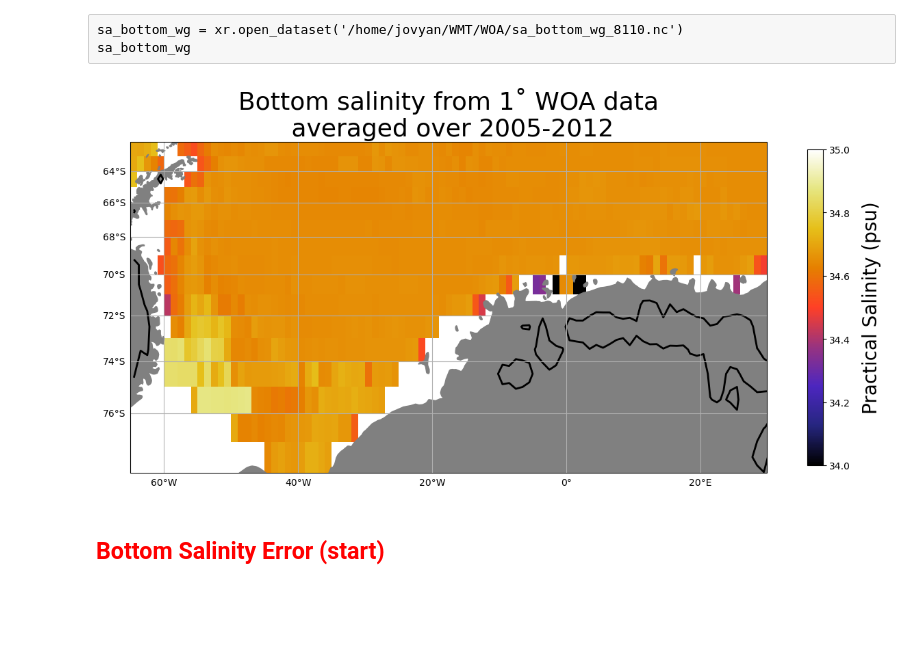
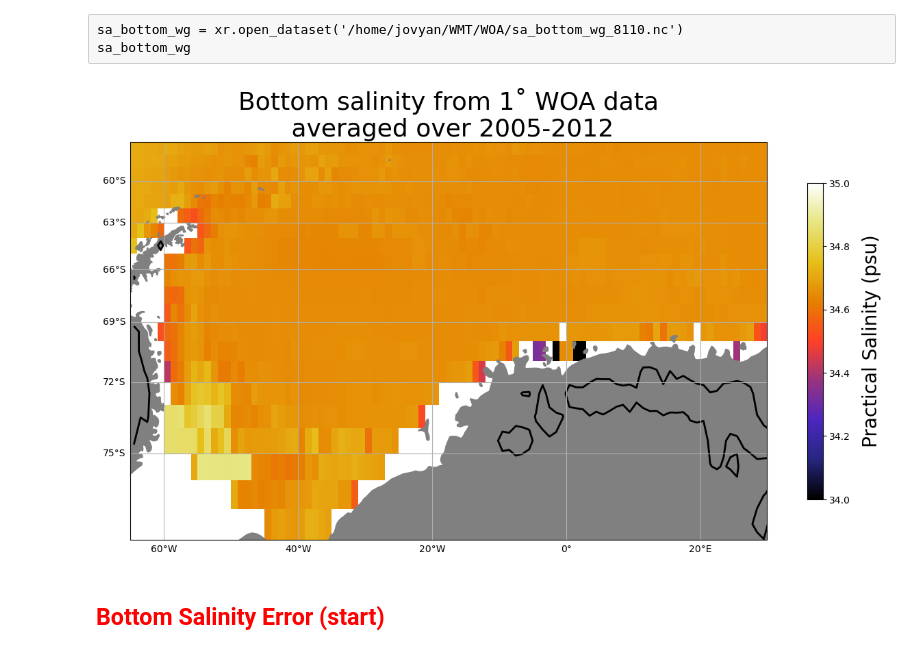
Before and after one commit to shanicetbailey/chapter1, a Jupyter notebook: WOA/1_bottom-temp_salt-std-figs.ipynb, the cells around one changed output. Cells and saved outputs as stored; diff of their text form; code cells hidden in the pictures; blank space fills up the shorter version.

```diff
--- a/WOA/1_bottom-temp_salt-std-figs.ipynb
+++ b/WOA/1_bottom-temp_salt-std-figs.ipynb
@@ -240,27 +220,27 @@ sa_bottom_wg
 # %%
 proj = ccrs.Mercator() #with Mercator you can put lat lon values.
 fig, ax = plt.subplots(figsize=(15, 15), subplot_kw=dict(projection=proj))
 
-ax.set_extent([-65, 30, -78, -62], crs=ccrs.PlateCarree())
+ax.set_extent([-65, 30, -78, -57], crs=ccrs.PlateCarree())
 ax.add_feature(cfeature.NaturalEarthFeature('physical', 'land', '50m',
                                             edgecolor='face',
                                             facecolor='0.5'))
 #1000m isobath
 ax.contour(bath_wg_woa.lon, bath_wg_woa.lat, bath_wg_woa, levels=[1000], colors='k', linewidths=2, transform=ccrs.PlateCarree())
 
 im = ax.pcolormesh(san_bottom_wg.lon, san_bottom_wg.lat, san_bottom_wg[0], cmap='CMRmap', vmin=34, vmax=35, transform=ccrs.PlateCarree())
 
 cb = fig.colorbar(im, ax=ax, shrink=0.4)
 cb.set_label('Practical Salinity (psu)', labelpad=12, fontsize=20)
 
 g1 = ax.gridlines(crs=ccrs.PlateCarree(), draw_labels=True)
 g1.xlabels_top = False
 g1.ylabels_right = False
 
 plt.title('Bottom salinity from 1˚ WOA data\n averaged over 2005-2012', fontsize=26 )
 plt.savefig('bot-salt-woa0512-1kmisobath.pdf');
 # %% [output]
-[figure, old version]
+[figure, new version]
 # %% [markdown]
 ## <span style='color:Red'> Bottom Salinity Error (start)
 # %%
```
Also changed, not shown: parts of 109 cells of this notebook, 2 other files.
